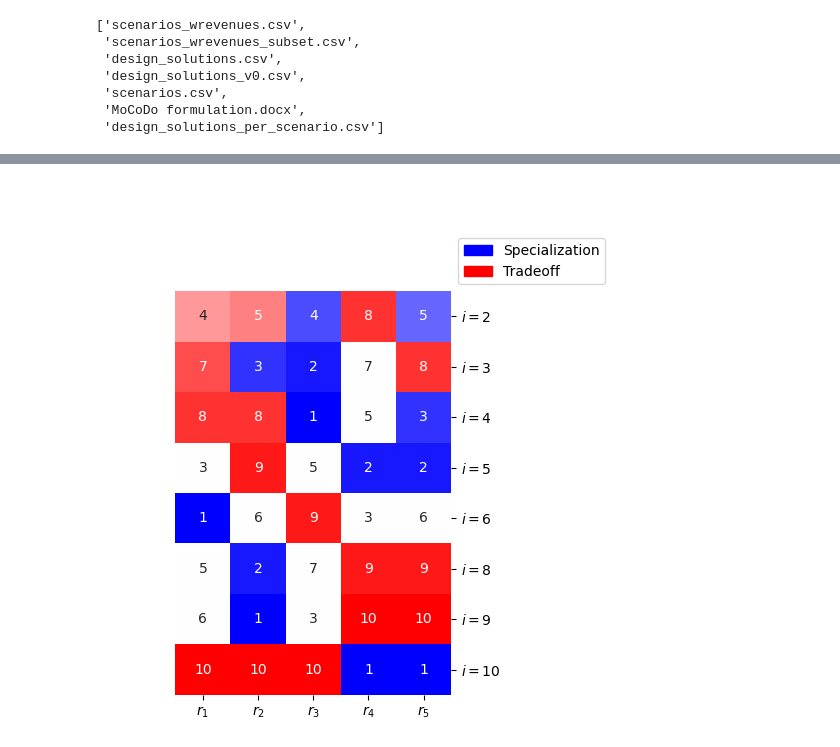
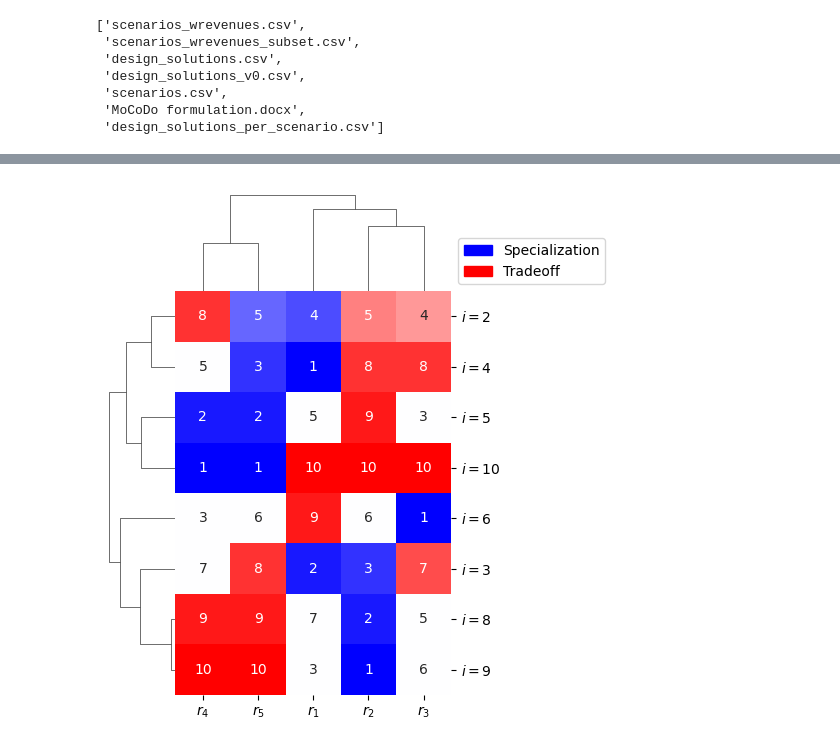
Before and after one commit to pnnl/pyMOODS, a Jupyter notebook: notebooks/Paper Figures.ipynb, the cells around one changed output, grey strips where cells are left out. Drawn from its saved outputs; the diff is of its cells as text; code cells hidden in the pictures.

```diff
--- a/notebooks/Paper Figures.ipynb
+++ b/notebooks/Paper Figures.ipynb
@@ -151,16 +151,16 @@ self.plot_pcp(
 # %%
 cm = create_tradeoff_lattice()\
     .plot_heatmap(
         figsize=(4, 5.6),
         xticklabels=xticklabels,
         yticklabels=yticklabels[self.specialization.index],
-        row_cluster=False, # comment to show dendrogram on rows
-        col_cluster=False # comment to show dendrogram on cols
+        # row_cluster=False, # comment to show dendrogram on rows
+        # col_cluster=False # comment to show dendrogram on cols
     )
 
 plt.sca(cm.ax_heatmap)
 plt.yticks(rotation=0)
 
 plt.savefig('heatmap-example.pdf', format='pdf', bbox_inches='tight')
 # %% [output]
-[figure, old version]
+[figure, new version]
```
Also changed, not shown: parts of 7 cells of this notebook, 1 other file.
